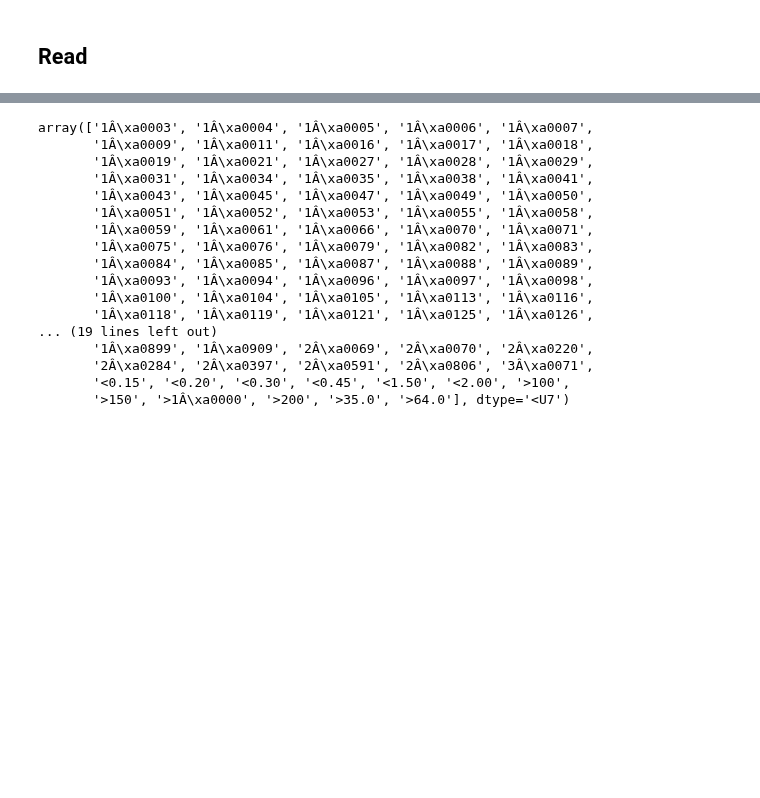
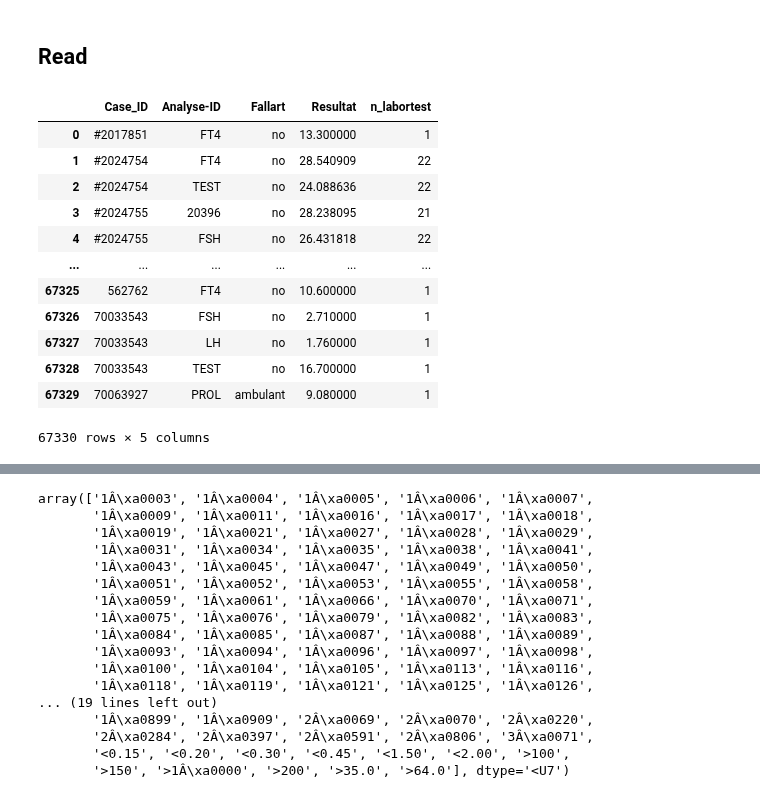
Before and after one commit to tmandelz/classification-prolactinoma, a Jupyter notebook: eda/clean_preprocessing.ipynb, the cells around one changed output, grey strips where cells are left out. Drawn from its saved outputs; the diff is of its cells as text; code cells hidden in the pictures; blank space fills up the shorter version.

```diff
--- a/eda/clean_preprocessing.ipynb
+++ b/eda/clean_preprocessing.ipynb
@@ -283,0 +291,16 @@ for value in labor_data["Analyse-ID"].unique():
+# %%
+labor_data_for_modell
+# %% [output]
+|  | Case_ID | Analyse-ID | Fallart | Resultat | n_labortest |
+| 0 | #2017851 | FT4 | no | 13.300000 | 1 |
+| 1 | #2024754 | FT4 | no | 28.540909 | 22 |
+| 2 | #2024754 | TEST | no | 24.088636 | 22 |
+| 3 | #2024755 | 20396 | no | 28.238095 | 21 |
+| 4 | #2024755 | FSH | no | 26.431818 | 22 |
+| ... | ... | ... | ... | ... | ... |
+| 67325 | 562762 | FT4 | no | 10.600000 | 1 |
+| 67326 | 70033543 | FSH | no | 2.710000 | 1 |
+| 67327 | 70033543 | LH | no | 1.760000 | 1 |
+| 67328 | 70033543 | TEST | no | 16.700000 | 1 |
+| 67329 | 70063927 | PROL | ambulant | 9.080000 | 1 |
+67330 rows × 5 columns
```
Also changed, not shown: parts of 17 cells of this notebook, 2 other files.
